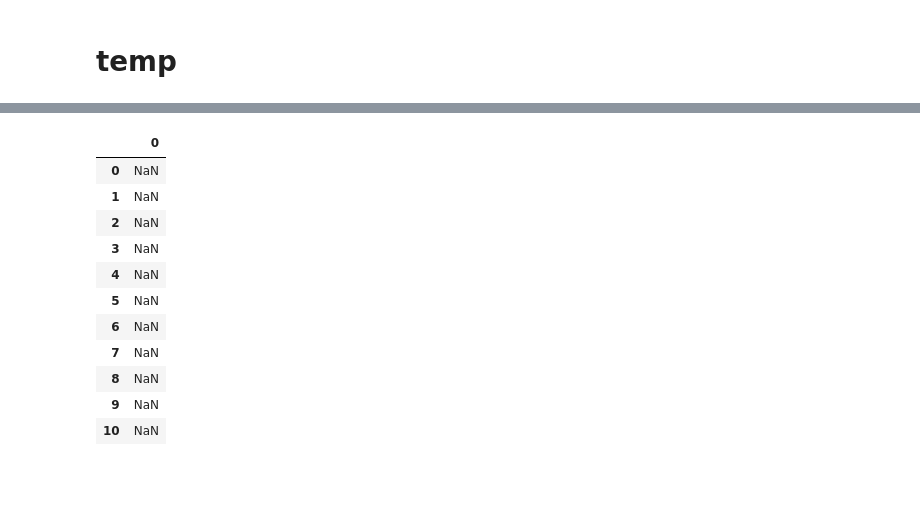
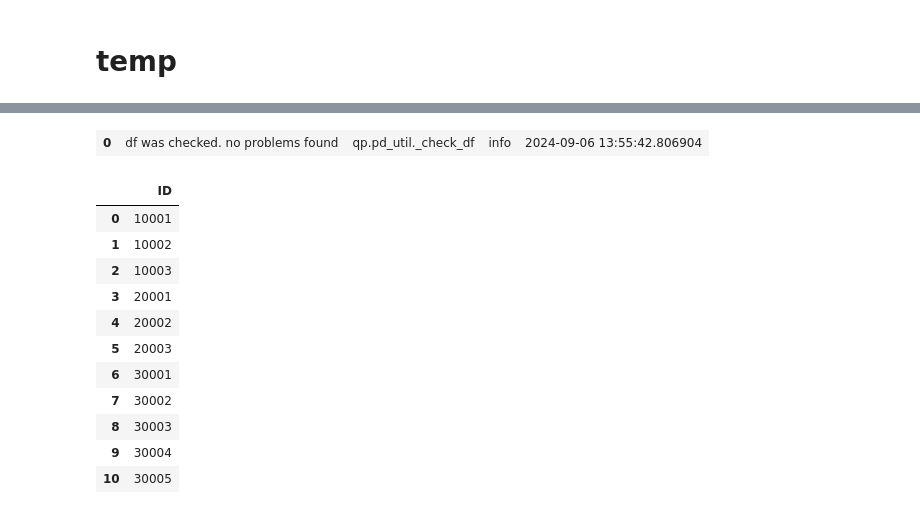
Before and after one commit to MartinVoelkl94/qplib_dev, a Jupyter notebook: testing.ipynb, the cells around one changed output, grey strips where cells are left out. Drawn from its saved outputs; the diff is of its cells as text; code cells hidden in the pictures; blank space fills up the shorter version.

```diff
--- a/testing.ipynb
+++ b/testing.ipynb
@@ -2059,18 +2057,31 @@ qp.get_df().qi()
 # %% [output]
 HBox(children=(Textarea(value='', layout=Layout(height='95%'), placeholder='Enter query code here'), VBox(chil…
 [interactive output not drawn]
-# %%
-qp.get_df()['name'].str.extract(r'(\d)')
-# %% [output]
-|  | 0 |
-| 0 | NaN |
-| 1 | NaN |
-| 2 | NaN |
-| 3 | NaN |
-| 4 | NaN |
-| 5 | NaN |
-| 6 | NaN |
-| 7 | NaN |
-| 8 | NaN |
-| 9 | NaN |
-| 10 | NaN |
+# %%
+import pandas as pd
+import numpy as np
+import copy
+import os
+import sys
+import shutil
+import datetime
+import qplib as qp
+from qplib import log
+pd.set_option('display.max_columns', None)
+
+
+qp.get_df().q('=ID', '', verbosity=0)
+# %% [output]
+| 0 | df was checked. no problems found | qp.pd_util._check_df | info | 2024-09-06 13:55:42.806904 |
+|  | ID |
+| 0 | 10001 |
+| 1 | 10002 |
+| 2 | 10003 |
+| 3 | 20001 |
+| 4 | 20002 |
+| 5 | 20003 |
+| 6 | 30001 |
+| 7 | 30002 |
+| 8 | 30003 |
+| 9 | 30004 |
+| 10 | 30005 |
```
Also changed, not shown: parts of 1 cell of this notebook, 4 other files.
